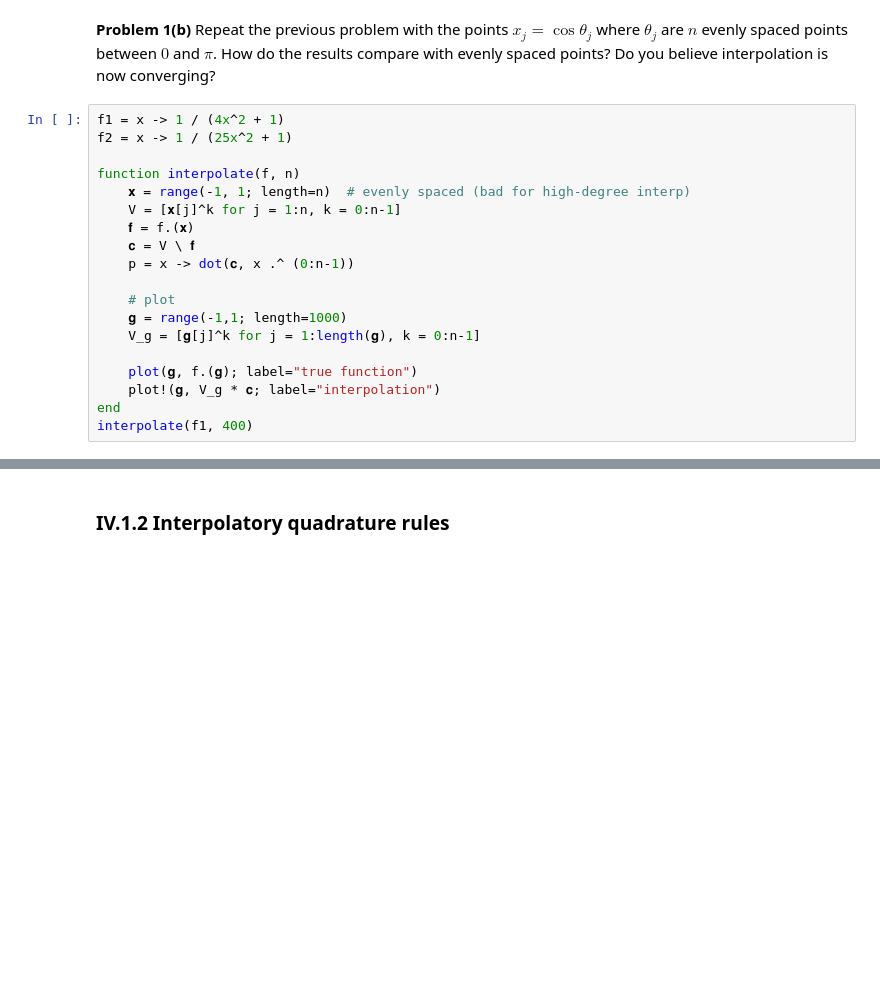
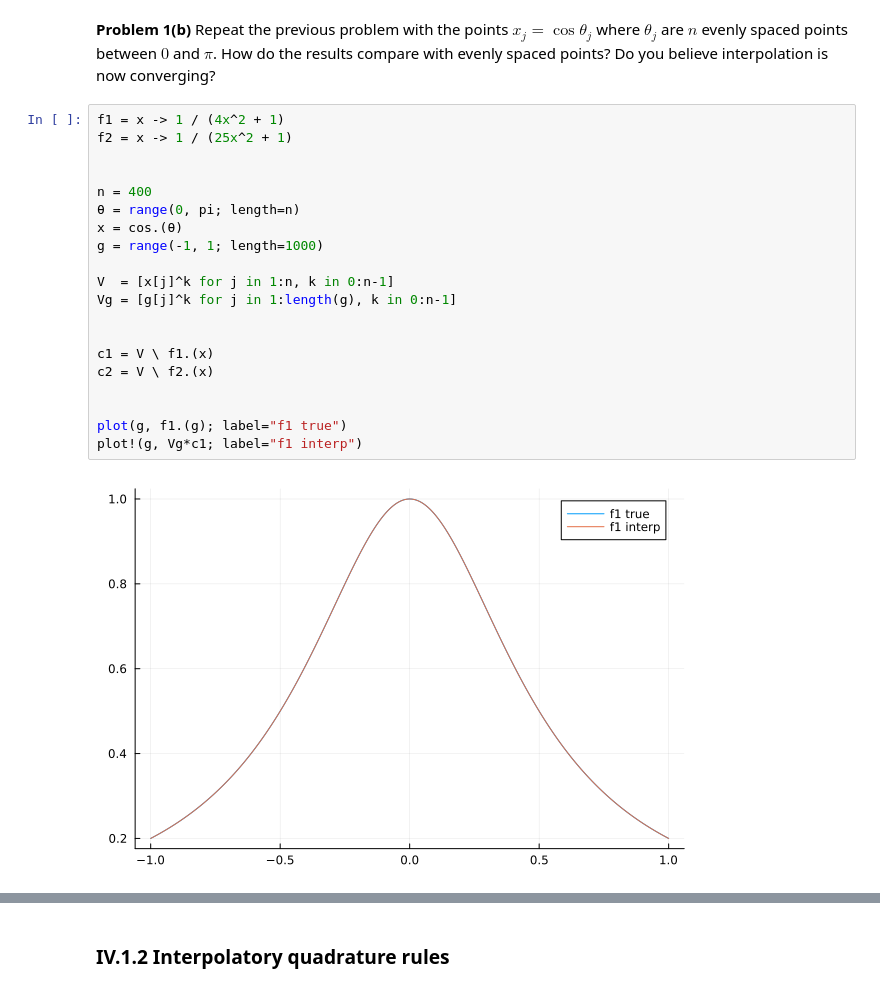
Before and after one commit to lovelife383/MATH50003NumericalAnalysis, a Jupyter notebook: labs/lab7.ipynb, the cells around one changed output, grey strips where cells are left out. Cells and saved outputs as stored; diff of their text form; blank space fills up the shorter version.

```diff
--- a/labs/lab7.ipynb
+++ b/labs/lab7.ipynb
@@ -123,22 +120,25 @@ plot!(g, Vg*c2; label="f2 interp")
 # %% [markdown]
 **Problem 1(b)** Repeat the previous problem with the points $x_j = \cos θ_j$ where $θ_j$ are $n$ evenly spaced points
 between $0$ and $π$. How do the results compare with evenly spaced points? Do you believe interpolation is now converging?
-# %%
-f1 = x -> 1 / (4x^2 + 1)
-f2 = x -> 1 / (25x^2 + 1)
-
-function interpolate(f, n)
-    𝐱 = range(-1, 1; length=n)  # evenly spaced (bad for high-degree interp)
-    V = [𝐱[j]^k for j = 1:n, k = 0:n-1]
-    𝐟 = f.(𝐱)
-    𝐜 = V \ 𝐟
-    p = x -> dot(𝐜, x .^ (0:n-1))
-
-    # plot
-    𝐠 = range(-1,1; length=1000)
-    V_g = [𝐠[j]^k for j = 1:length(𝐠), k = 0:n-1]
-
-    plot(𝐠, f.(𝐠); label="true function")
-    plot!(𝐠, V_g * 𝐜; label="interpolation")
-end
-interpolate(f1, 400)
+# %%
+f1 = x -> 1 / (4x^2 + 1)
+f2 = x -> 1 / (25x^2 + 1)
+
+
+n = 400
+θ = range(0, pi; length=n)
+x = cos.(θ)
+g = range(-1, 1; length=1000)
+
+V  = [x[j]^k for j in 1:n, k in 0:n-1]
+Vg = [g[j]^k for j in 1:length(g), k in 0:n-1]
+
+
+c1 = V \ f1.(x)
+c2 = V \ f2.(x)
+
+
+plot(g, f1.(g); label="f1 true")
+plot!(g, Vg*c1; label="f1 interp")
+# %% [output]
+[figure, added]
```
Also changed, not shown: parts of 2 cells of this notebook.
